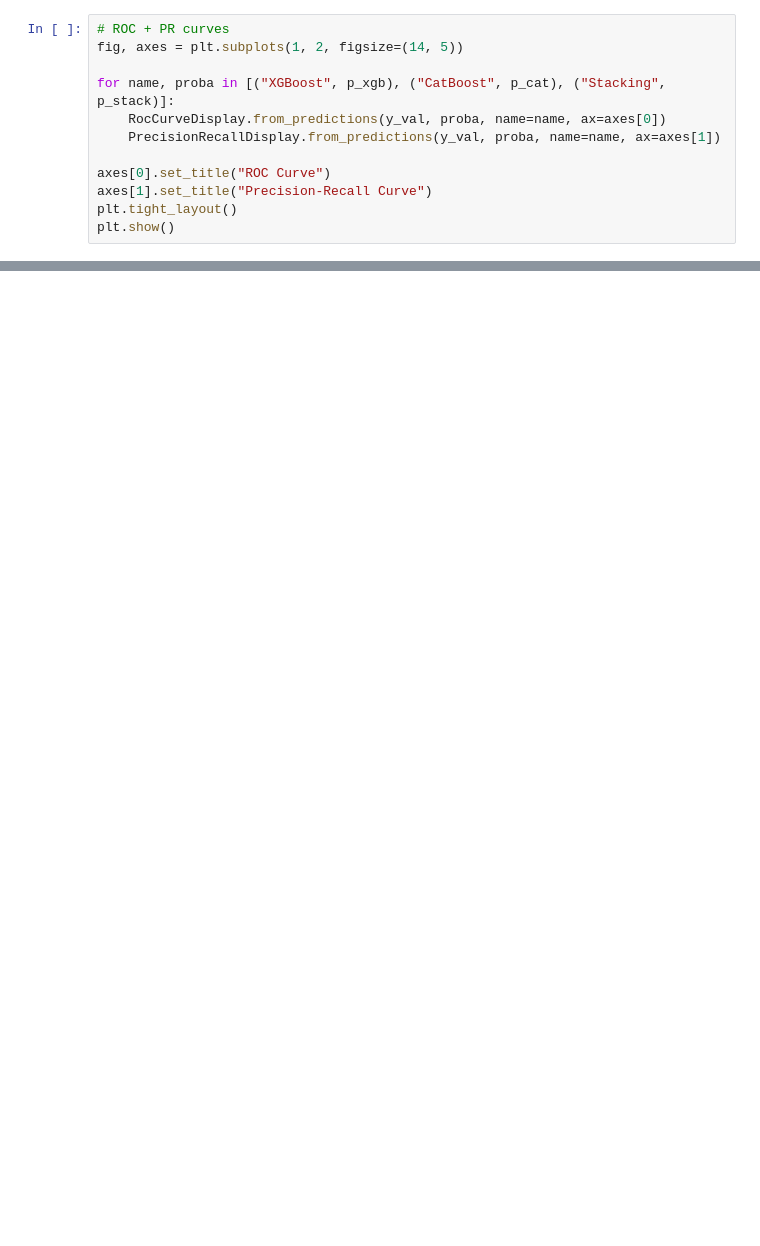
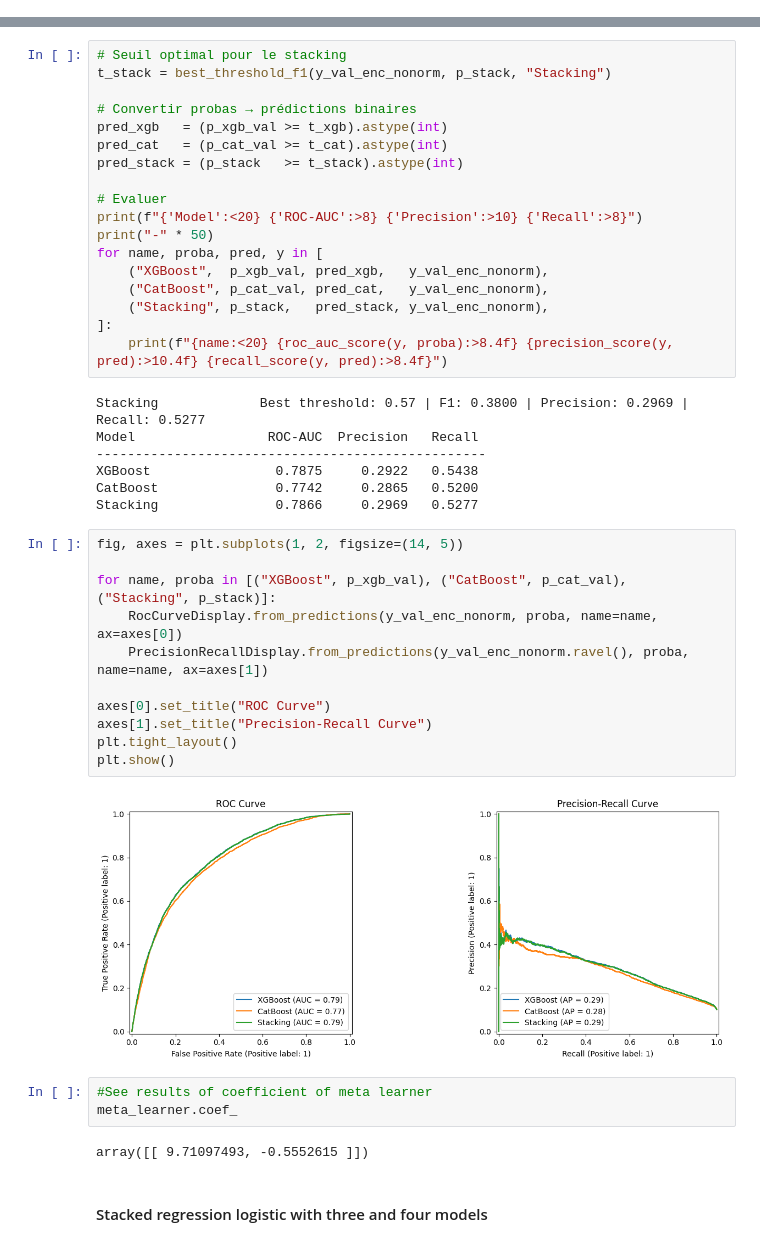
Before and after one commit to kellybourbon2/Alptis-churn-prediction, a Jupyter notebook: notebooks/stacking_exploration.ipynb, the cells around one changed output, grey strips where cells are left out. Cells and saved outputs as stored; diff of their text form; blank space fills up the shorter version.

Commit message:
Stack model and clean repertory

```diff
--- a/notebooks/stacking_exploration.ipynb
+++ b/notebooks/stacking_exploration.ipynb
@@ -122,12 +0,0 @@ p_stack = evaluate("Stacking",  stacking,      X_val, y_val)
-# %%
-# ROC + PR curves
-fig, axes = plt.subplots(1, 2, figsize=(14, 5))
-
-for name, proba in [("XGBoost", p_xgb), ("CatBoost", p_cat), ("Stacking", p_stack)]:
-    RocCurveDisplay.from_predictions(y_val, proba, name=name, ax=axes[0])
-    PrecisionRecallDisplay.from_predictions(y_val, proba, name=name, ax=axes[1])
-
-axes[0].set_title("ROC Curve")
-axes[1].set_title("Precision-Recall Curve")
-plt.tight_layout()
-plt.show()
@@ -169,0 +142,45 @@ print('✅ Stacking model saved')
+# %%
+# Seuil optimal pour le stacking
+t_stack = best_threshold_f1(y_val_enc_nonorm, p_stack, "Stacking")
+
+# Convertir probas → prédictions binaires
+pred_xgb   = (p_xgb_val >= t_xgb).astype(int)
+pred_cat   = (p_cat_val >= t_cat).astype(int)
+pred_stack = (p_stack   >= t_stack).astype(int)
+
+# Evaluer
+print(f"{'Model':<20} {'ROC-AUC':>8} {'Precision':>10} {'Recall':>8}")
+print("-" * 50)
+for name, proba, pred, y in [
+    ("XGBoost",  p_xgb_val, pred_xgb,   y_val_enc_nonorm),
+    ("CatBoost", p_cat_val, pred_cat,   y_val_enc_nonorm),
+    ("Stacking", p_stack,   pred_stack, y_val_enc_nonorm),
+]:
+    print(f"{name:<20} {roc_auc_score(y, proba):>8.4f} {precision_score(y, pred):>10.4f} {recall_score(y, pred):>8.4f}")
+# %% [output]
+Stacking             Best threshold: 0.57 | F1: 0.3800 | Precision: 0.2969 | Recall: 0.5277
+Model                 ROC-AUC  Precision   Recall
+--------------------------------------------------
+XGBoost                0.7875     0.2922   0.5438
+CatBoost               0.7742     0.2865   0.5200
+Stacking               0.7866     0.2969   0.5277
+# %%
+fig, axes = plt.subplots(1, 2, figsize=(14, 5))
+
+for name, proba in [("XGBoost", p_xgb_val), ("CatBoost", p_cat_val), ("Stacking", p_stack)]:
+    RocCurveDisplay.from_predictions(y_val_enc_nonorm, proba, name=name, ax=axes[0])
+    PrecisionRecallDisplay.from_predictions(y_val_enc_nonorm.ravel(), proba, name=name, ax=axes[1])
+
+axes[0].set_title("ROC Curve")
+axes[1].set_title("Precision-Recall Curve")
+plt.tight_layout()
+plt.show()
+# %% [output]
+[figure, added]
+# %%
+#See results of coefficient of meta learner
+meta_learner.coef_
+# %% [output]
+array([[ 9.71097493, -0.5552615 ]])
+# %% [markdown]
+#### Stacked regression logistic with three and four models
```
Also changed, not shown: parts of 50 cells of this notebook, 6 other files.
